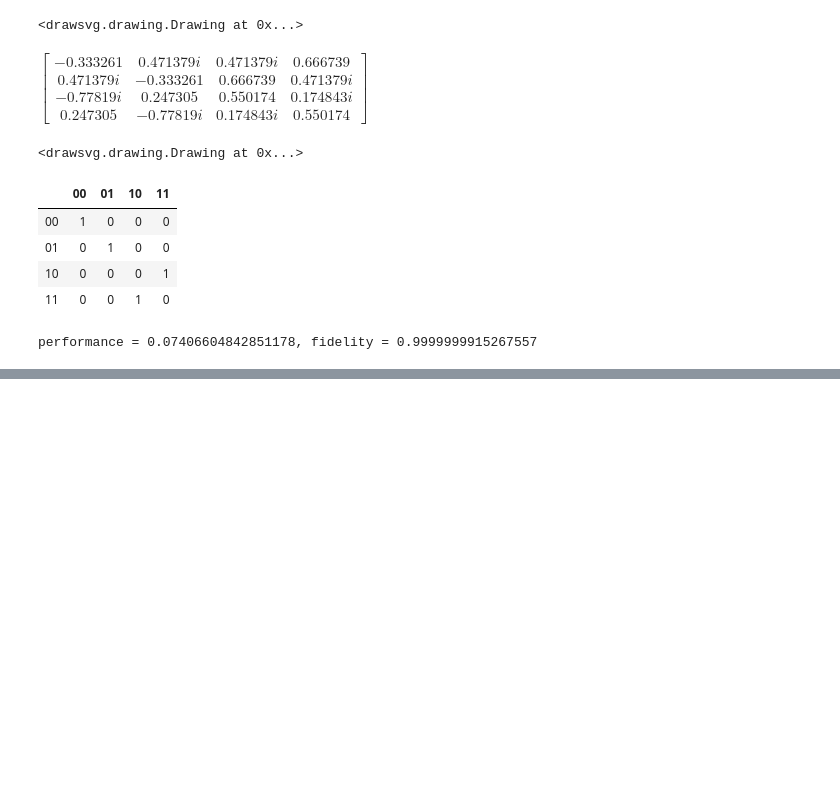
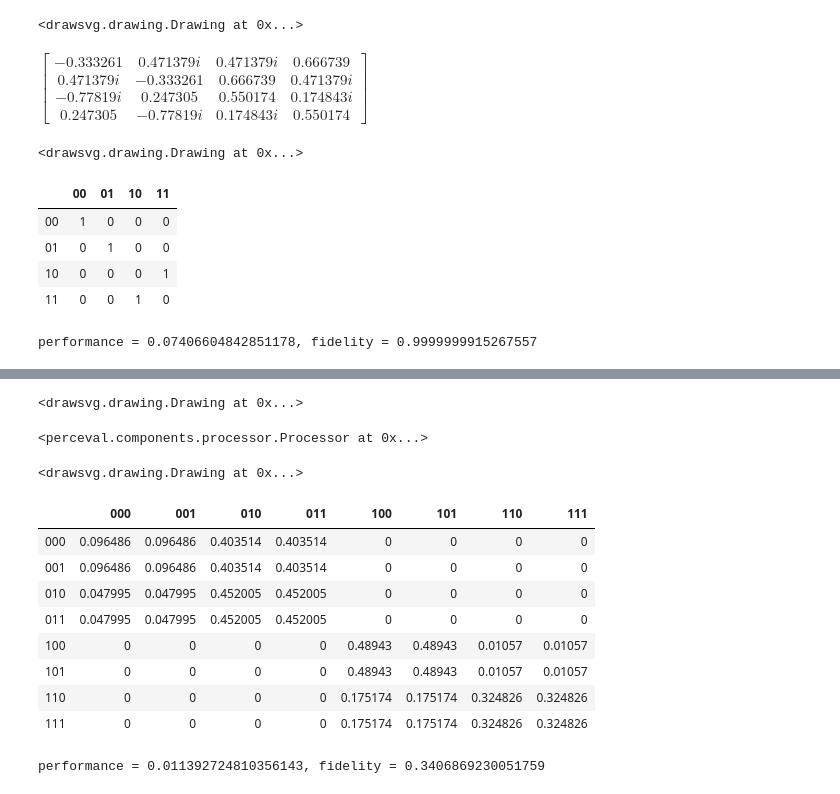
Before and after one commit to yezhuoyang/MIT2024QHackthon, a Jupyter notebook: test.ipynb, the cells around one changed output, grey strips where cells are left out. Saved outputs shown, nothing was run; the diff lists cells and outputs as text; code cells hidden in the pictures; blank space fills up the shorter version.

```diff
--- a/test.ipynb
+++ b/test.ipynb
@@ -145,0 +177,3 @@ performance = 0.07406604842851178, fidelity = 0.9999999915267557
+# %%
+mzi.add((1, 2), comp.BS(thetas[3]))
+mzi.add((3, 4), comp.BS(thetas[4]))
@@ -145,0 +182,5 @@ performance = 0.07406604842851178, fidelity = 0.9999999915267557
+# %%
+mzi.add(0, comp.PERM([0, 1, 3, 2]))
+mzi.add((1, 2), comp.BS(thetas[5]))
+mzi.add((3, 4), comp.BS(thetas[6]))
+mzi.add(0, comp.PERM([0, 1, 3, 2]))
@@ -145,0 +189,5 @@ performance = 0.07406604842851178, fidelity = 0.9999999915267557
+# %%
+mzi.add(0, comp.PERM([0, 2, 1, 3, 5, 4]))
+mzi.add((0, 1), comp.BS(thetas[7]))
+mzi.add((3, 4), comp.BS(thetas[8]))
+mzi.add(0, comp.PERM([0, 2, 1, 3, 5, 4]))
@@ -145,0 +223,66 @@ performance = 0.07406604842851178, fidelity = 0.9999999915267557
+# %%
+pcvl.pdisplay(c1)
+# 1 - 4
+# 3 - 5
+# 5 - 6
+# %% [output]
+<drawsvg.drawing.Drawing at 0x...>
+# %%
+p1 = Processor("SLOS", c1)
+p1.set_postselection(PostSelect("[0,1]==1 & [2,3]==1 & [4,5]==1"))
+p1.add_herald(6, 0)
+p1.add_herald(7, 0)
+p1.add_herald(8, 0)
+# %% [output]
+<perceval.components.processor.Processor at 0x...>
+# %%
+pcvl.pdisplay(p1)
+# %% [output]
+<drawsvg.drawing.Drawing at 0x...>
+# %%
+set_phis(phis)
+set_thetas(thetas)
+proc = Processor("SLOS")
+proc.add(4, pcvl.BS.H())
+proc.add(0, p1)
+proc.add(4, pcvl.BS.H())
+
+
+states = {
+    pcvl.BasicState([1, 0, 1, 0, 1, 0]): "000",
+    pcvl.BasicState([1, 0, 1, 0, 0, 1]): "001",
+    pcvl.BasicState([1, 0, 0, 1, 1, 0]): "010",
+    pcvl.BasicState([1, 0, 0, 1, 0, 1]): "011",
+    pcvl.BasicState([0, 1, 1, 0, 1, 0]): "100",
+    pcvl.BasicState([0, 1, 1, 0, 0, 1]): "101",
+    pcvl.BasicState([0, 1, 0, 1, 1, 0]): "110",
+    pcvl.BasicState([0, 1, 0, 1, 0, 1]): "111",
+}
+
+ca = pcvl.algorithm.Analyzer(proc, states)
+
+truth_table = {
+    "000": "000",
+    "001": "001",
+    "010": "010",
+    "011": "011",
+    "100": "100",
+    "101": "101",
+    "110": "111",
+    "111": "110",
+}
+ca.compute(expected=truth_table)
+
+pcvl.pdisplay(ca)
+print(f"performance = {ca.performance}, fidelity = {ca.fidelity.real}")
+# %% [output]
+|  | 000 | 001 | 010 | 011 | 100 | 101 | 110 | 111 |
+| 000 | 0.096486 | 0.096486 | 0.403514 | 0.403514 | 0 | 0 | 0 | 0 |
+| 001 | 0.096486 | 0.096486 | 0.403514 | 0.403514 | 0 | 0 | 0 | 0 |
+| 010 | 0.047995 | 0.047995 | 0.452005 | 0.452005 | 0 | 0 | 0 | 0 |
+| 011 | 0.047995 | 0.047995 | 0.452005 | 0.452005 | 0 | 0 | 0 | 0 |
+| 100 | 0 | 0 | 0 | 0 | 0.48943 | 0.48943 | 0.01057 | 0.01057 |
+| 101 | 0 | 0 | 0 | 0 | 0.48943 | 0.48943 | 0.01057 | 0.01057 |
+| 110 | 0 | 0 | 0 | 0 | 0.175174 | 0.175174 | 0.324826 | 0.324826 |
+| 111 | 0 | 0 | 0 | 0 | 0.175174 | 0.175174 | 0.324826 | 0.324826 |
+performance = 0.011392724810356143, fidelity = 0.3406869230051759
```
Also changed, not shown: parts of 17 cells of this notebook, 1 other file.
